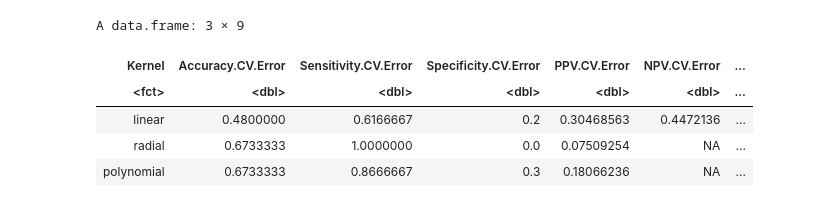
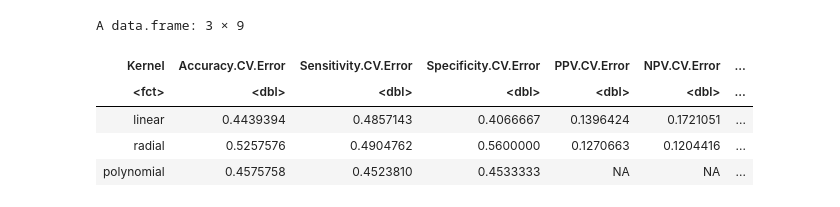
Before and after one commit to UNC-CEMALB/P1002_Ecig-Metabolomics-NELF, a Jupyter notebook: 2. Smoking Status Prediction/SVM.ipynb, the cells around one changed output. Drawn from its saved outputs; the diff is of its cells as text; code cells hidden in the pictures.

```diff
--- a/2. Smoking Status Prediction/SVM.ipynb
+++ b/2. Smoking Status Prediction/SVM.ipynb
@@ -27,9 +1,8 @@ Updating HTML index of packages in '.Library'
 # %%
-setwd('/Users/alexis/University of North Carolina at Chapel Hill/Rager, Julia - CEMALB_DataAnalysisPM/Projects/P1003. Ozone Sterols Healthy Asthma/P1003.2. Original Data')
-Output = ('/Users/alexis/University of North Carolina at Chapel Hill/Rager, Julia - CEMALB_DataAnalysisPM/Projects/P1003. Ozone Sterols Healthy Asthma/P1003.3. Analyses/P1003.3.2. Ozone Responder Prediction/Output')
-cur_date = "012522"
+setwd('/Users/alexis/University of North Carolina at Chapel Hill/Rager, Julia - CEMALB_DataAnalysisPM/Projects/P1002. Ecig Metabolomics NELF/P1002.2. Original Data')
+Output = ('/Users/alexis/University of North Carolina at Chapel Hill/Rager, Julia - CEMALB_DataAnalysisPM/Projects/P1002. Ecig Metabolomics NELF/P1002.3. Analyses/P1002.3.1. Smoking Status Prediction/Output')
+cur_date = "011722"
 
-library(imputeLCMD)
 library(readxl)
 library(tidyverse)
 library(gtsummary)
@@ -38,8 +11,7 @@ library(e1071)
 library(Hmisc)
 library(glmnet)
 
-#reading in files
-ozone_data = data.frame(read_excel("Ozone_Sterol_Asthma_data_011822.xlsx", sheet = 2))
-#SHOULD MISSING DATA BE NAS OR ZEROS???
-demographics_data = data.frame(read_excel("SubjectInfo_011822.xlsx", sheet = 2))
+#reading in file
+metabolomics_data = data.frame(read_excel("back_convert_QRILC_imputation_cytokine_data.xlsx")) %>%
+    rename(Smoking_Status = `...1`)
 # %% [output]
@@ -112,0 +47,8 @@ A data.frame: 6 × 15
+# %%
+#first making smoking status column binary denoted by 0 = non smoker and 1 = ecig user
+metabolomics_data = metabolomics_data %>%
+    #grepl is synonymous with "contains"
+    #necessary to put it into factor and relevel, so algorithm understands which data is considered baseline
+    mutate(Smoking_Status = relevel(factor(ifelse(grepl("Ecig", Smoking_Status), 1, 0)), ref = "0"))
+
+head(metabolomics_data)
@@ -287,43 +130,41 @@ svm_classification_model_errors = function(dataset, model, outcome, pred_outcome
         #extracting accuracy, sens, spec, PPV, NPV to take mean and sd later
         error_values = data.frame(t(c(matrix$overall[1], matrix$byClass[1:4])))
 
         #adding values to df
         errors = rbind(errors, error_values)
   }
 
   #taking averages/sd
   errors = errors %>%
     summarise(`Accuracy CV Error` = mean(Accuracy), `Sensitivity CV Error` = mean(Sensitivity),
-              `Specificity CV Error` = mean(Specificity),
-              #`PPV CV Error` = mean(Pos.Pred.Value), `NPV CV Error` = mean(Neg.Pred.Value),
-              `Accuracy Std Error` = sd(Accuracy),`Sensitivity Std Error` = sd(Sensitivity),
-              `Specificity Std Error` = sd(Specificity),
-              #`PPV CV Error` = sd(Pos.Pred.Value), `NPV CV Error` = sd(Neg.Pred.Value)
-             )
+              `Specificity CV Error` = mean(Specificity), `PPV CV Error` = mean(Pos.Pred.Value),
+              `NPV CV Error` = mean(Neg.Pred.Value), `Accuracy Std Error` = sd(Accuracy),
+              `Sensitivity Std Error` = sd(Sensitivity), `Specificity Std Error` = sd(Specificity),
+              `PPV CV Error` = sd(Pos.Pred.Value), `NPV CV Error` = sd(Neg.Pred.Value))
 
   return(errors)
 }
 
 #calling fn
 #linear kernel
-svm_linear = svm_classification_model_errors(svm_data, "linear", "Inflammatory_Responder", "pred_Inflammatory_Responder",
+svm_linear = svm_classification_model_errors(metabolomics_data, "linear", "Smoking_Status", "pred_Smoking_Status",
                                              0.035, 1:5, seq(0,1,0.2))
 #radial
-svm_radial = svm_classification_model_errors(svm_data, "radial", "Inflammatory_Responder", "pred_Inflammatory_Responder",
+svm_radial = svm_classification_model_errors(metabolomics_data, "radial", "Smoking_Status", "pred_Smoking_Status",
                                              0.035, 1:5, seq(0,1,0.2))
 #polynomial
 #elison value is fixed at 0.1, but I left it so I didn't have to create a new function
-svm_polynomial = svm_classification_model_errors(svm_data, "polynomial", "Inflammatory_Responder",
-                                             "pred_Inflammatory_Responder", 0.035, 1:5, 0.1)
+svm_polynomial = svm_classification_model_errors(metabolomics_data, "polynomial", "Smoking_Status",
+                                             "pred_Smoking_Status", 0.035, 1:5, 0.1)
 
 #creating one combined df
 final_df = data.frame(rbind(svm_linear, svm_radial, svm_polynomial))
 final_df = data.frame(Kernel = c("linear", "radial", "polynomial"), final_df[,1:8])
 final_df
 # %% [output]
 A data.frame: 3 × 9
 | Kernel | Accuracy.CV.Error | Sensitivity.CV.Error | Specificity.CV.Error | PPV.CV.Error | NPV.CV.Error | ... |
 | <fct> | <dbl> | <dbl> | <dbl> | <dbl> | <dbl> | ... |
-| linear | 0.4800000 | 0.6166667 | 0.2 | 0.30468563 | 0.4472136 | ... |
-| radial | 0.6733333 | 1.0000000 | 0.0 | 0.07509254 | NA | ... |
-| polynomial | 0.6733333 | 0.8666667 | 0.3 | 0.18066236 | NA | ... |
+| linear | 0.4439394 | 0.4857143 | 0.4066667 | 0.1396424 | 0.1721051 | ... |
+| radial | 0.5257576 | 0.4904762 | 0.5600000 | 0.1270663 | 0.1204416 | ... |
+| polynomial | 0.4575758 | 0.4523810 | 0.4533333 | NA | NA | ... |
```
Also changed, not shown: parts of 29 cells of this notebook.
